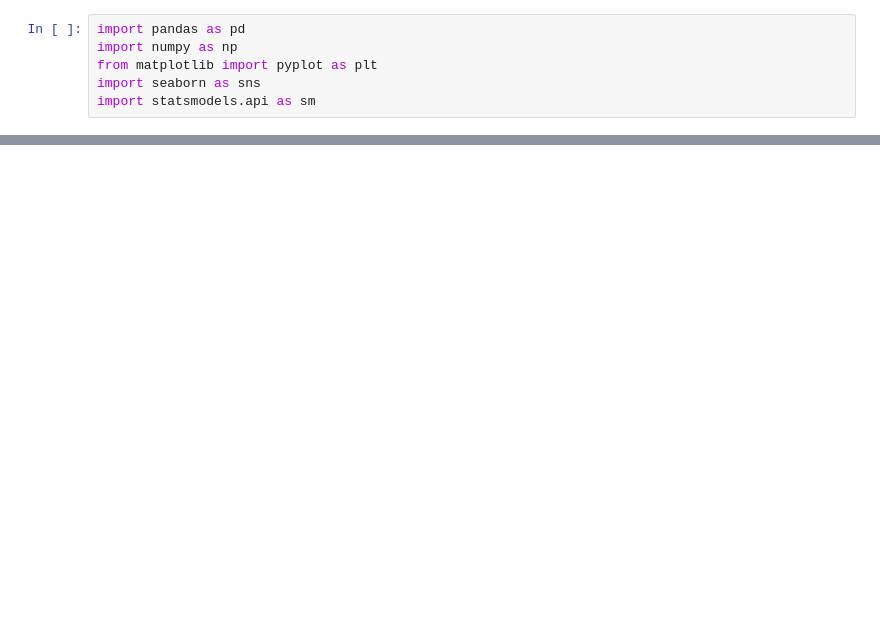
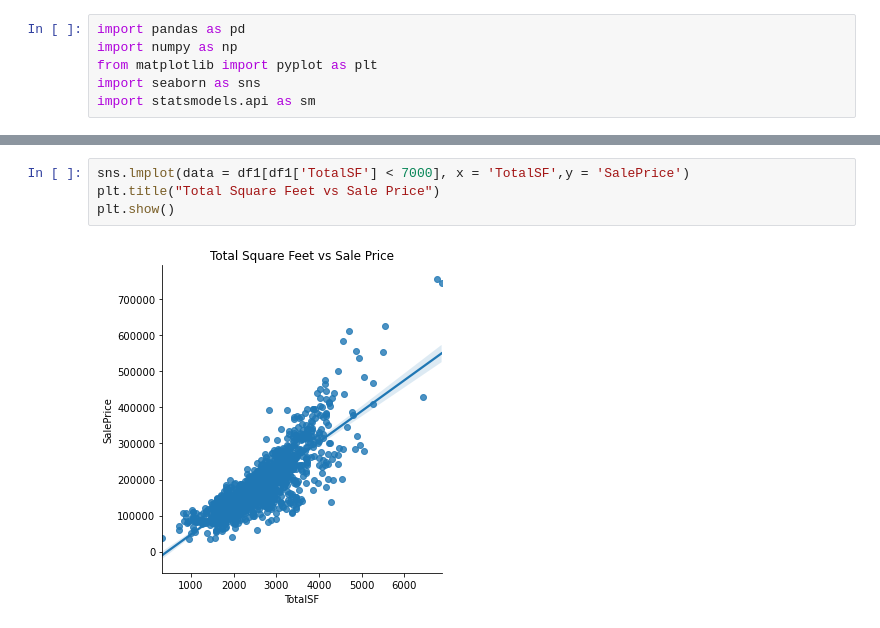
Before and after one commit to danielquer/data-pt-ber-08-20, a Jupyter notebook: Projects/module-2_projects/01_statistical-analysis-project/your-code/project-2-1-code.ipynb, the cells around one changed output, grey strips where cells are left out. Saved outputs shown, nothing was run; the diff lists cells and outputs as text; blank space fills up the shorter version.

```diff
--- a/Projects/module-2_projects/01_statistical-analysis-project/your-code/project-2-1-code.ipynb
+++ b/Projects/module-2_projects/01_statistical-analysis-project/your-code/project-2-1-code.ipynb
@@ -342,0 +215,6 @@ strong multicollinearity or other numerical problems.
+# %%
+sns.lmplot(data = df1[df1['TotalSF'] < 7000], x = 'TotalSF',y = 'SalePrice')
+plt.title("Total Square Feet vs Sale Price")
+plt.show()
+# %% [output]
+[figure, added]
```
Also changed, not shown: parts of 58 cells of this notebook.
